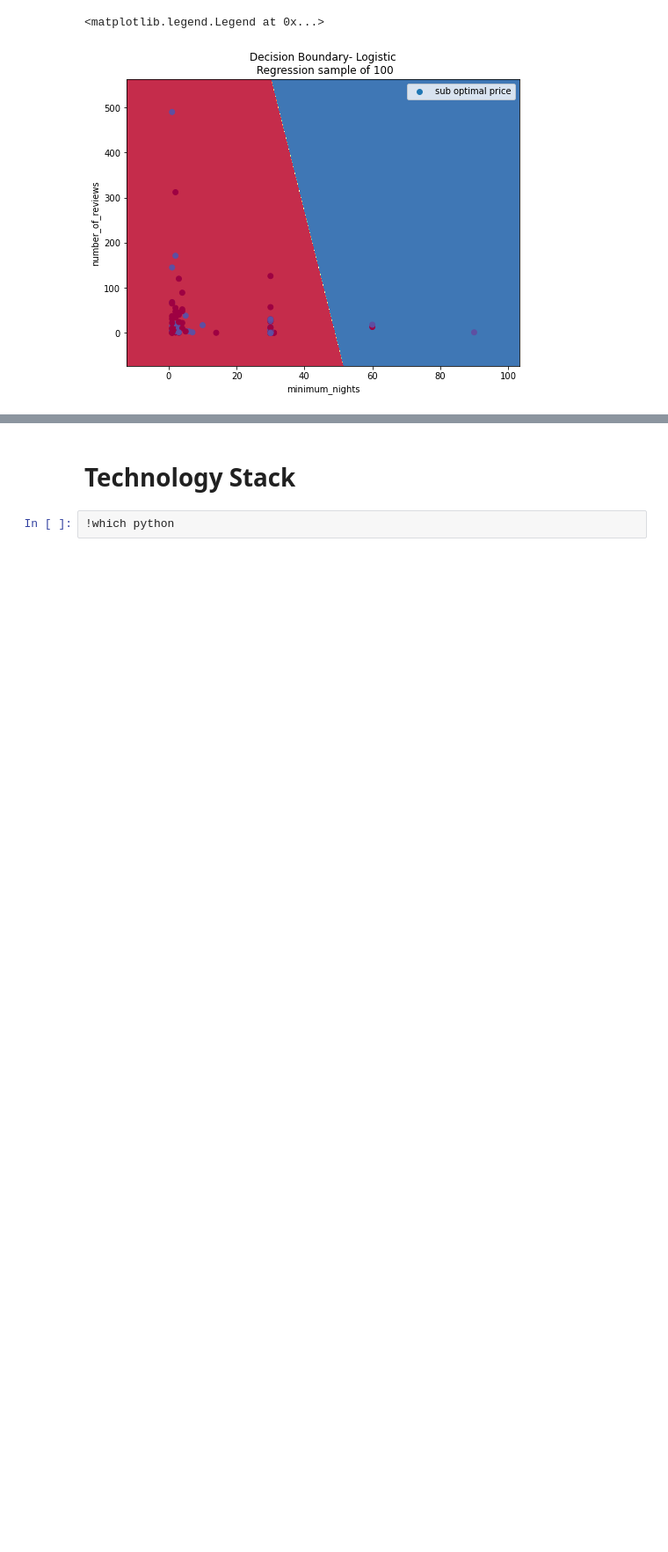
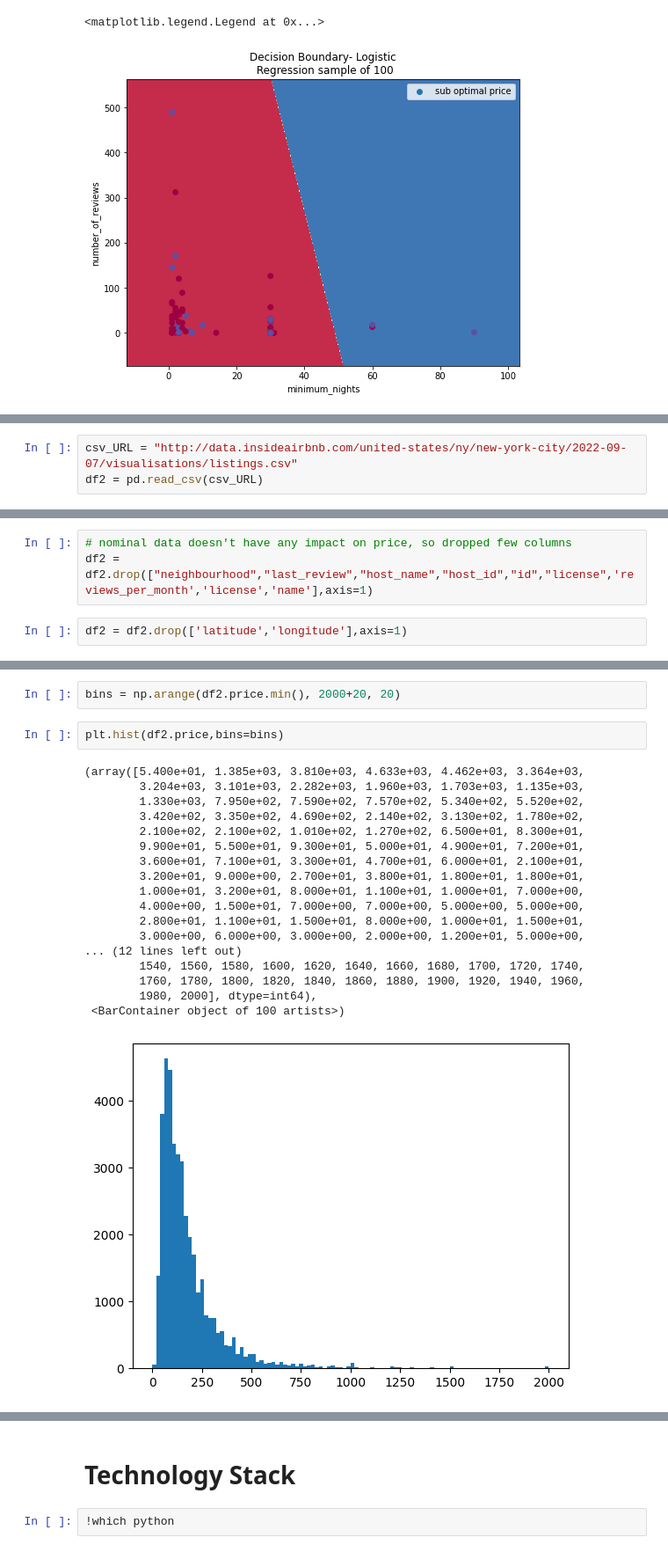
Before and after one commit to Naren1610/IST5520GrpProj, a Jupyter notebook: Milestone3_v4.ipynb, the cells around one changed output, grey strips where cells are left out. Shown at 88% size. Drawn from its saved outputs; the diff is of its cells as text; blank space fills up the shorter version.

```diff
--- a/Milestone3_v4.ipynb
+++ b/Milestone3_v4.ipynb
@@ -1009,0 +1019,3 @@ plt.legend()
+# %%
+csv_URL = "http://data.insideairbnb.com/united-states/ny/new-york-city/2022-09-07/visualisations/listings.csv"
+df2 = pd.read_csv(csv_URL)
@@ -1009,0 +1043,5 @@ plt.legend()
+# %%
+# nominal data doesn't have any impact on price, so dropped few columns
+df2 = df2.drop(["neighbourhood","last_review","host_name","host_id","id","license",'reviews_per_month','license','name'],axis=1)
+# %%
+df2 = df2.drop(['latitude','longitude'],axis=1)
@@ -1009,0 +1064,23 @@ plt.legend()
+# %%
+bins = np.arange(df2.price.min(), 2000+20, 20)
+# %%
+plt.hist(df2.price,bins=bins)
+# %% [output]
+(array([5.400e+01, 1.385e+03, 3.810e+03, 4.633e+03, 4.462e+03, 3.364e+03,
+        3.204e+03, 3.101e+03, 2.282e+03, 1.960e+03, 1.703e+03, 1.135e+03,
+        1.330e+03, 7.950e+02, 7.590e+02, 7.570e+02, 5.340e+02, 5.520e+02,
+        3.420e+02, 3.350e+02, 4.690e+02, 2.140e+02, 3.130e+02, 1.780e+02,
+        2.100e+02, 2.100e+02, 1.010e+02, 1.270e+02, 6.500e+01, 8.300e+01,
+        9.900e+01, 5.500e+01, 9.300e+01, 5.000e+01, 4.900e+01, 7.200e+01,
+        3.600e+01, 7.100e+01, 3.300e+01, 4.700e+01, 6.000e+01, 2.100e+01,
+        3.200e+01, 9.000e+00, 2.700e+01, 3.800e+01, 1.800e+01, 1.800e+01,
+        1.000e+01, 3.200e+01, 8.000e+01, 1.100e+01, 1.000e+01, 7.000e+00,
+        4.000e+00, 1.500e+01, 7.000e+00, 7.000e+00, 5.000e+00, 5.000e+00,
+        2.800e+01, 1.100e+01, 1.500e+01, 8.000e+00, 1.000e+01, 1.500e+01,
+        3.000e+00, 6.000e+00, 3.000e+00, 2.000e+00, 1.200e+01, 5.000e+00,
+... (12 lines left out)
+        1540, 1560, 1580, 1600, 1620, 1640, 1660, 1680, 1700, 1720, 1740,
+        1760, 1780, 1800, 1820, 1840, 1860, 1880, 1900, 1920, 1940, 1960,
+        1980, 2000], dtype=int64),
+ <BarContainer object of 100 artists>)
+[figure, added]
```
Also changed, not shown: parts of 52 cells of this notebook.
